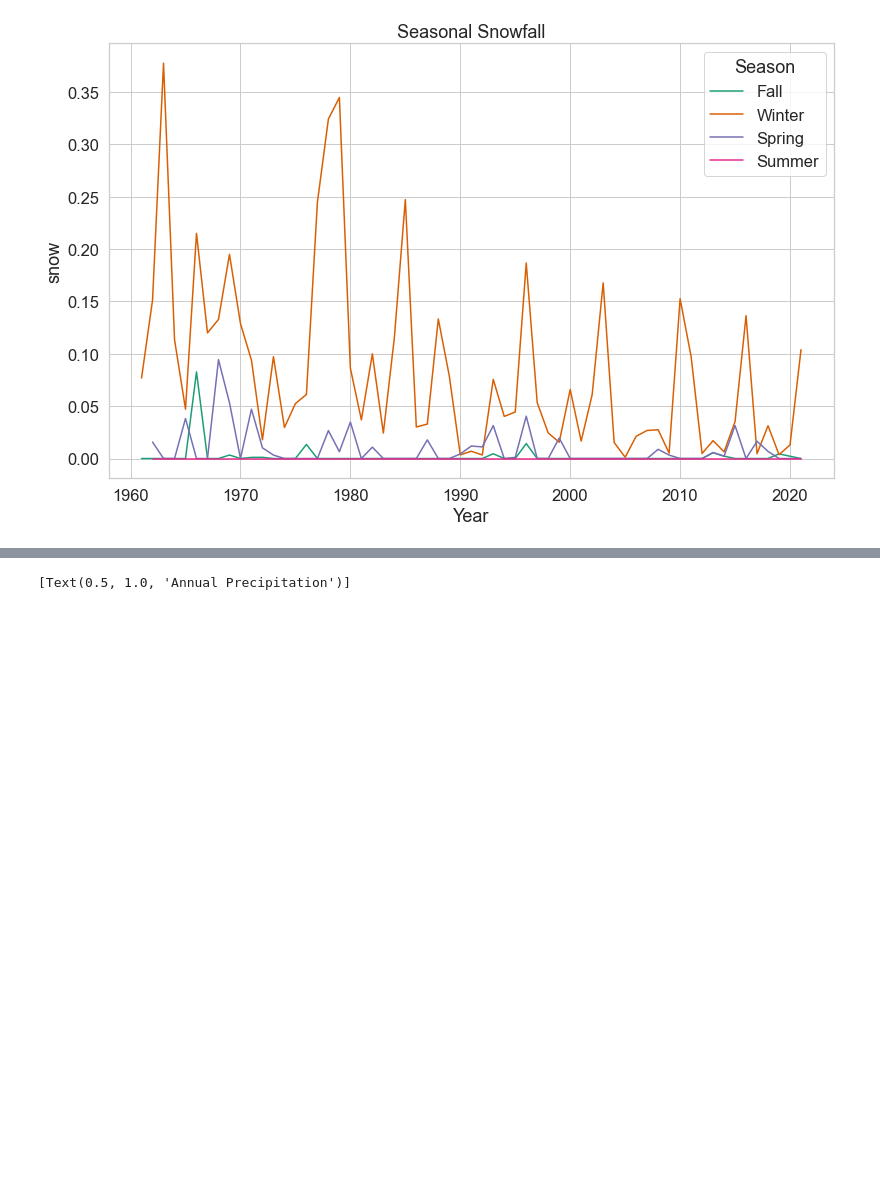
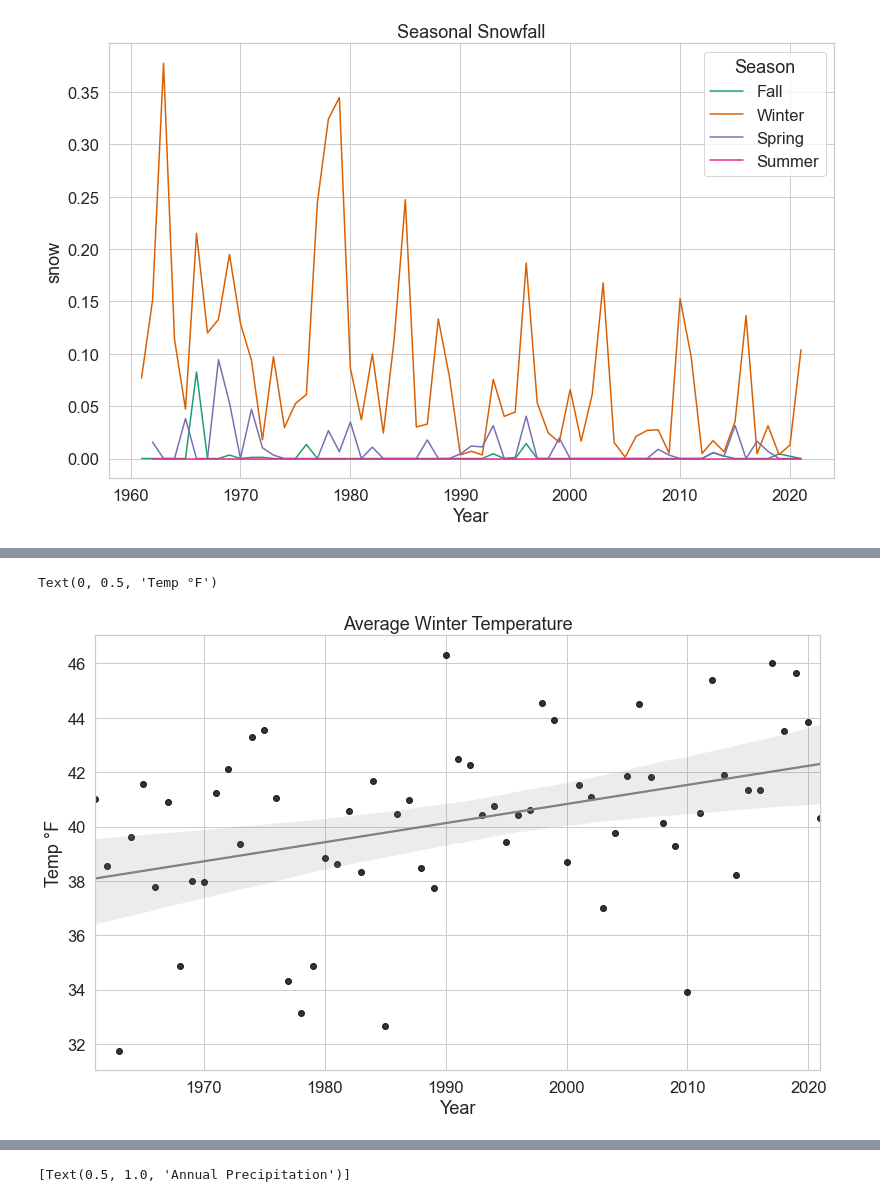
Before and after one commit to robertlanier/capstone, a Jupyter notebook: notebooks/tamu_srcc_eda.ipynb, the cells around one changed output, grey strips where cells are left out. Drawn from its saved outputs; the diff is of its cells as text; code cells hidden in the pictures; blank space fills up the shorter version.

```diff
--- a/notebooks/tamu_srcc_eda.ipynb
+++ b/notebooks/tamu_srcc_eda.ipynb
@@ -180,0 +241,13 @@ sns.lineplot(x = 'Year',
+# %%
+sns.regplot(
+    x = 'Year',
+    y = 'avgt',
+    data = annual_winter_df,
+    scatter_kws={'color': 'black'},
+    line_kws={'color': 'grey'}
+)
+plt.title('Average Winter Temperature')
+plt.ylabel('Temp °F')
+# %% [output]
+Text(0, 0.5, 'Temp °F')
+[figure, added]
```
Also changed, not shown: parts of 30 cells of this notebook.
